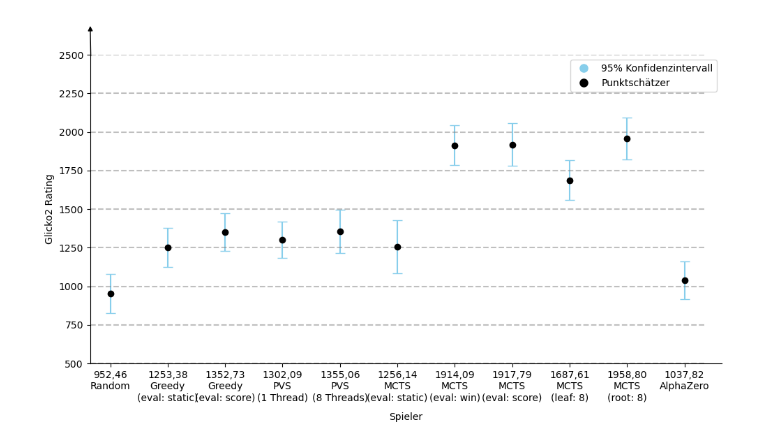
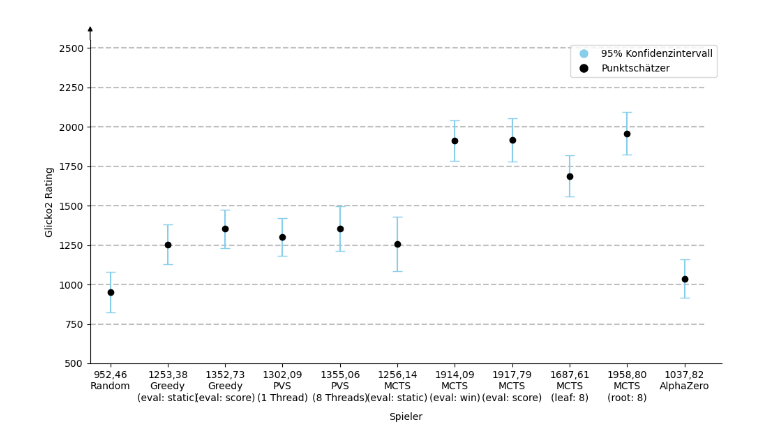
Before and after one commit to NicoZeitz/Studienarbeit, a Jupyter notebook: code/analysis/player_rating.ipynb, the cells around one changed output. Cells and saved outputs as stored; diff of their text form; code cells hidden in the pictures.

Commit message:
better player rating plots

```diff
--- a/code/analysis/player_rating.ipynb
+++ b/code/analysis/player_rating.ipynb
@@ -85,57 +85,60 @@ players = [
     },
 ]
 # %%
+# split data
 point_estimates = [player['interval'][1] for player in players]
 lower_bounds = [player['interval'][0] for player in players]
 upper_bounds = [player['interval'][2] for player in players]
 
+# parameters for mathplotlib export
 plt.rcParams['svg.fonttype'] = 'path'
 plt.rcParams['pdf.use14corefonts'] = True
 plt.rcParams["figure.autolayout"] = True
 plt.rcParams['axes.unicode_minus'] = False
 
 x = range(len(players))
 
+# create plot
 fig, ax = plt.subplots(figsize=(10, 6))
 
-# Adding error bars
+# set x and y limits and ticks, draw horizontal grid lines
+ax.set_ylim(500, 2550)
+ax.set_xlim(-0.35, len(players) - 0.35)
+ax.set_xticks(x)
+ax.set_xticklabels([f"{player['interval'][1]:.2f}\n{player['name']}".replace('.',',') for player in players])
+yticks = ax.get_yticks()
+for ytick in yticks[1:]:
+    ax.hlines(ytick, xmin=-0.35, xmax=len(players)-1+0.35, linestyle='--', color='gray', alpha=0.5)
+
+# Change Design, Remove Borders add arrow to y-axis
+ax.spines['top'].set_visible(False)
+ax.spines['right'].set_visible(False)
+plt.xlabel('Spieler', labelpad=10)
+plt.ylabel('Glicko2 Rating')
+ax.annotate('', xy=(0, 0.995), xytext=(0, 1.05), arrowprops=dict(arrowstyle='<|-', color='black'), xycoords='axes fraction')
+
+# Plot Confidence Intervals and Points
 ax.errorbar(x, point_estimates, yerr=[[point_estimates[i] - lower_bounds[i] for i in range(len(players))],
                                        [upper_bounds[i] - point_estimates[i] for i in range(len(players))]],
              fmt='o', ecolor='skyblue', color="black", capsize=5, label='Konfidenzintervall')
 
-# Adding labels and title
-ax.set_ylim(500, 2500)
-ax.set_xlim(-0.35, len(players) - 0.35)
-ax.set_xticks(x)
-ax.set_xticklabels([f"{player['interval'][1]:.2f}\n{player['name']}".replace('.',',') for player in players])
-ax.spines['top'].set_visible(False)
-ax.spines['right'].set_visible(False)
-plt.xlabel('Spieler', labelpad=10)
-plt.ylabel('Glicko2 Rating')
-ax.annotate('', xy=(0.001, 0.99), xytext=(0, 1.1), arrowprops=dict(arrowstyle='<|-', color='black'), xycoords='axes fraction')
 
+# Create Legend
 legend_confidence_interval = plt.Line2D([0], [0], color='skyblue', marker='o', markersize=8, linestyle='None', label='Confidence Interval')
 legend_point_estimate = plt.Line2D([0], [0], color='black', marker='o', markersize=8, linestyle='None', label='Point Estimate')
-
-yticks = ax.get_yticks()
-
-# Plot horizontal lines at yticks positions
-for ytick in yticks:
-    ax.hlines(ytick, xmin=-0.35, xmax=len(players)-1+0.35, linestyle='--', color='gray', alpha=0.5)
-
-
 ax.legend([legend_confidence_interval, legend_point_estimate], ['95% Konfidenzintervall', 'Punktschätzer'])
 
 # fig.tight_layout()
 
+# Export
 results_dir = f'../../T3_3101/res/pictures/plots'
 if not os.path.isdir(results_dir):
     os.makedirs(results_dir)
 
 plt.savefig(f'{results_dir}/player-ratings.svg', bbox_inches = 'tight', dpi=1200)
 plt.savefig(f'{results_dir}/player-ratings.pdf', bbox_inches = 'tight', dpi=1200)
 plt.savefig(f'{results_dir}/player-ratings.png', bbox_inches = 'tight', dpi=1200)
 
 # fig.show()
 # %% [output]
-[figure, old version]
+[figure, new version]
```
Also changed, not shown: 3 other files.
